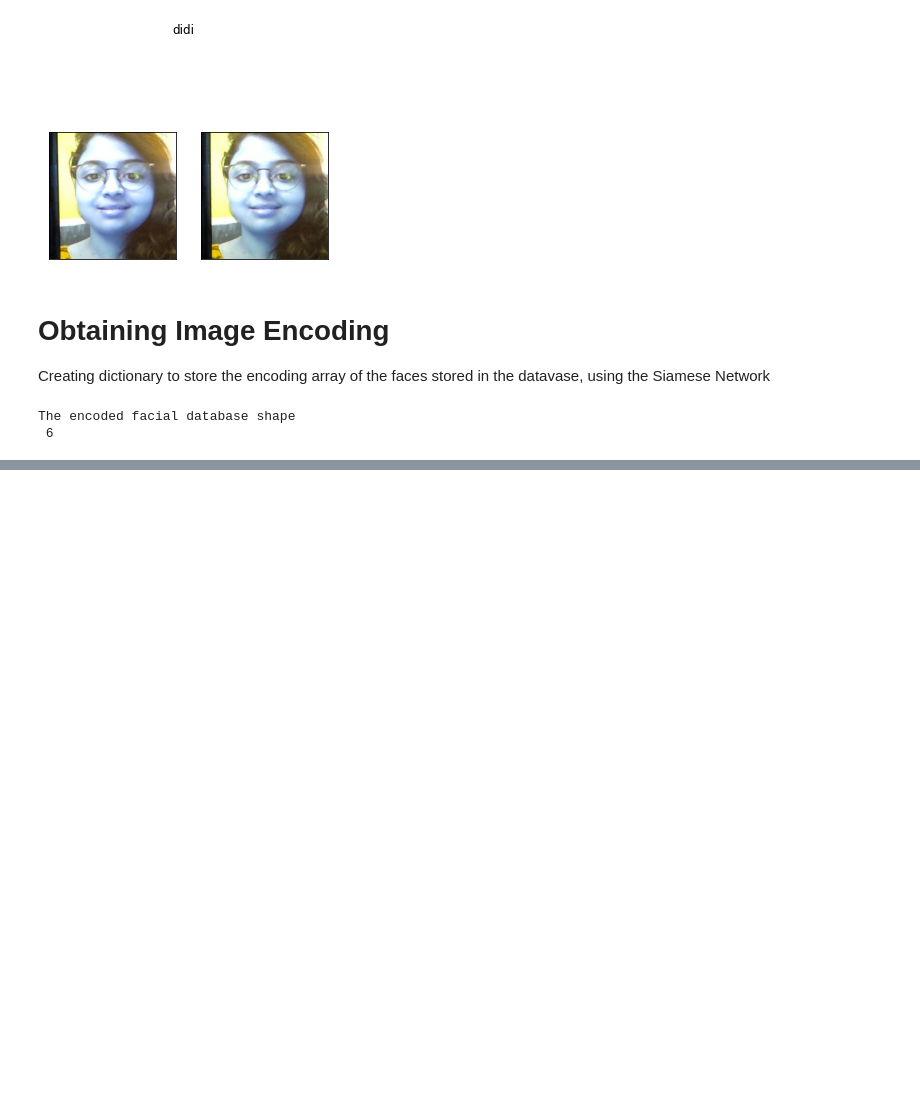
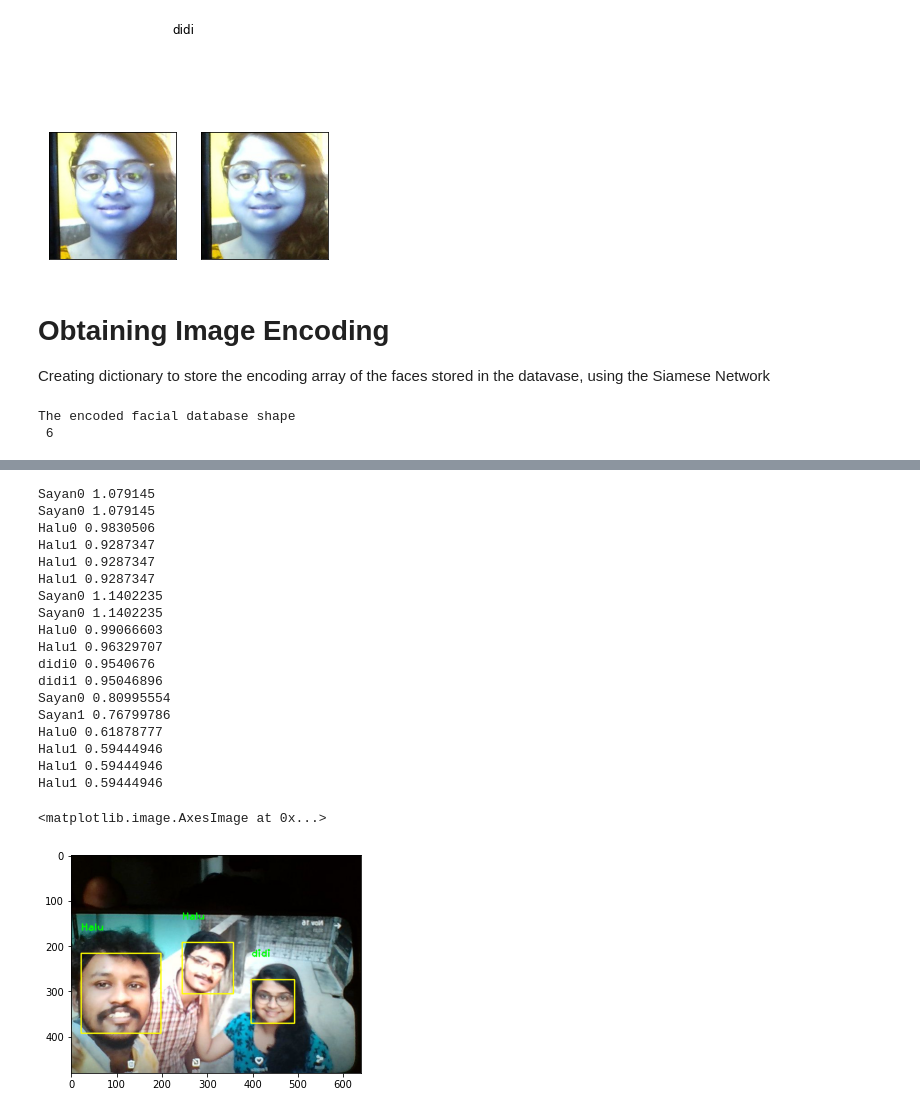
Before and after one commit to sayan0506/Real-Time-Face-Recognition-Using-Siamese-Network-with-Triplet-Loss-in-Keras, a Jupyter notebook: Copy_of_Face_Recognizer_using_imagenet.ipynb, the cells around one changed output, grey strips where cells are left out. Saved outputs shown, nothing was run; the diff lists cells and outputs as text; code cells hidden in the pictures; blank space fills up the shorter version.

```diff
--- a/Copy_of_Face_Recognizer_using_imagenet.ipynb
+++ b/Copy_of_Face_Recognizer_using_imagenet.ipynb
@@ -207,0 +210,3 @@ The encoded facial database shape
+# %%
+filename = 'frame.jpg'
+capture_photo.take_photo(filename= filename)
@@ -207,0 +216,56 @@ The encoded facial database shape
+# %%
+
+def img_to_encoding1(image, model):
+  # image = cv2.imread(image_path, 1)
+  image = cv2.resize(image, (96, 96))
+  img = image[...,::-1]
+  img = np.around(np.transpose(img, (2,0,1))/255.0, decimals=12)
+  x_train = np.array([img])
+  embedding = model.predict_on_batch(x_train)
+  return embedding
+# %%
+face_cascade = cv2.CascadeClassifier('haarcascade_frontalface_default.xml')
+
+img = plt.imread(filename)
+frame = cv2.flip(img, 1)
+faces = face_cascade.detectMultiScale(frame, 1.3, 5)
+for (x, y, w, h) in faces:
+  cv2.rectangle(frame, (x,y), (x+w, y+h), (255,255,0), 2)
+  roi = frame[y:y+h, x:x+w]
+  encoding = img_to_encoding1(roi, model)
+  min_dist = 100
+
+  for (name, encoded_image_name) in face_database.items():
+    dist = np.linalg.norm(encoding - encoded_image_name)
+    if (dist < min_dist):
+      min_dist = dist
+      identity = name
+    print(identity, min_dist)
+  # print(f'Min dist: {min_dist}')
+  # print(name[:-1])
+  if min_dist < 1:
+    cv2.putText(frame, identity[:-1], (x, y-50), cv2.FONT_HERSHEY_PLAIN, 1.5, (0,255,0), 2)
+    #cv2.putText(frame, "Dist : "+str(min_dist), (x, y-50), cv2.FONT_HERSHEY_PLAIN, 1.5, (0,255,0), 2)
+
+plt.imshow(frame)
+# %% [output]
+Sayan0 1.079145
+Sayan0 1.079145
+Halu0 0.9830506
+Halu1 0.9287347
+Halu1 0.9287347
+Halu1 0.9287347
+Sayan0 1.1402235
+Sayan0 1.1402235
+Halu0 0.99066603
+Halu1 0.96329707
+didi0 0.9540676
+didi1 0.95046896
+Sayan0 0.80995554
+Sayan1 0.76799786
+Halu0 0.61878777
+Halu1 0.59444946
+Halu1 0.59444946
+Halu1 0.59444946
+<matplotlib.image.AxesImage at 0x...>
+[figure, added]
```
Also changed, not shown: parts of 2 cells of this notebook.
